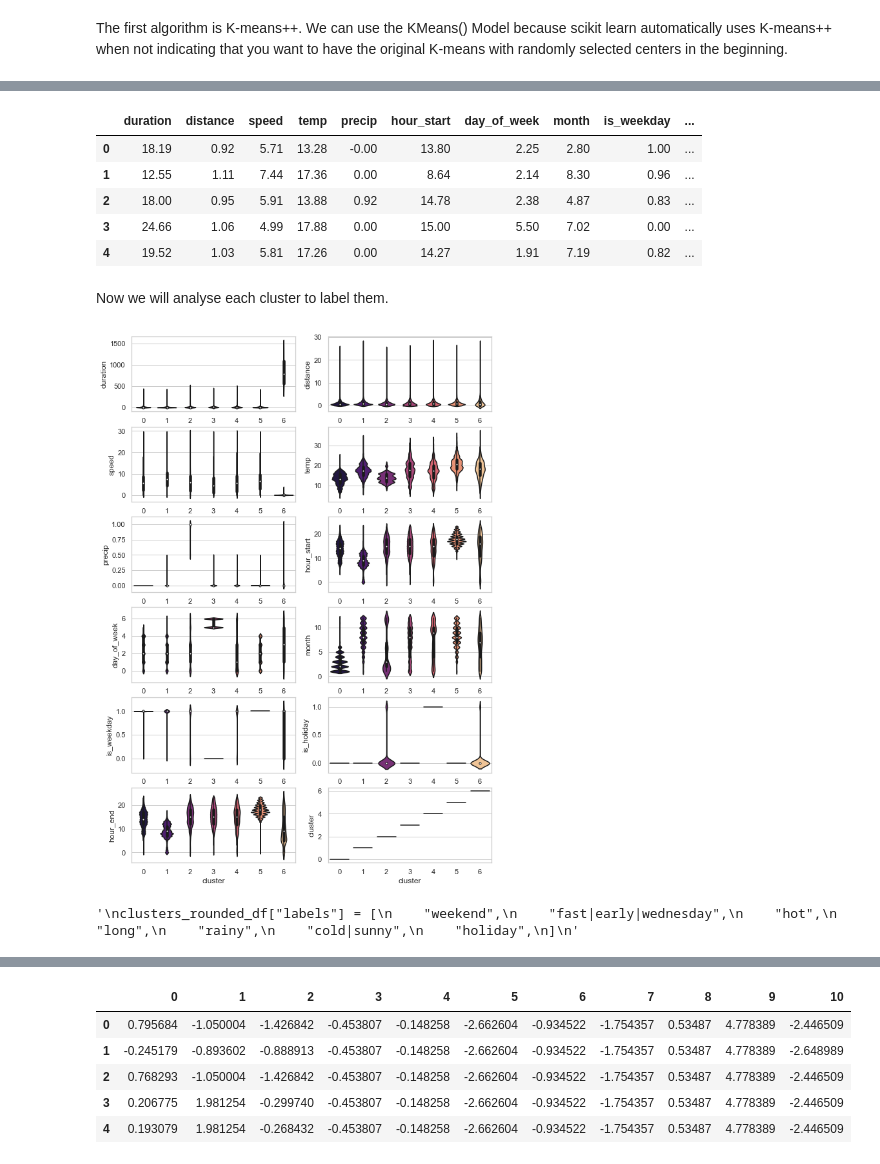
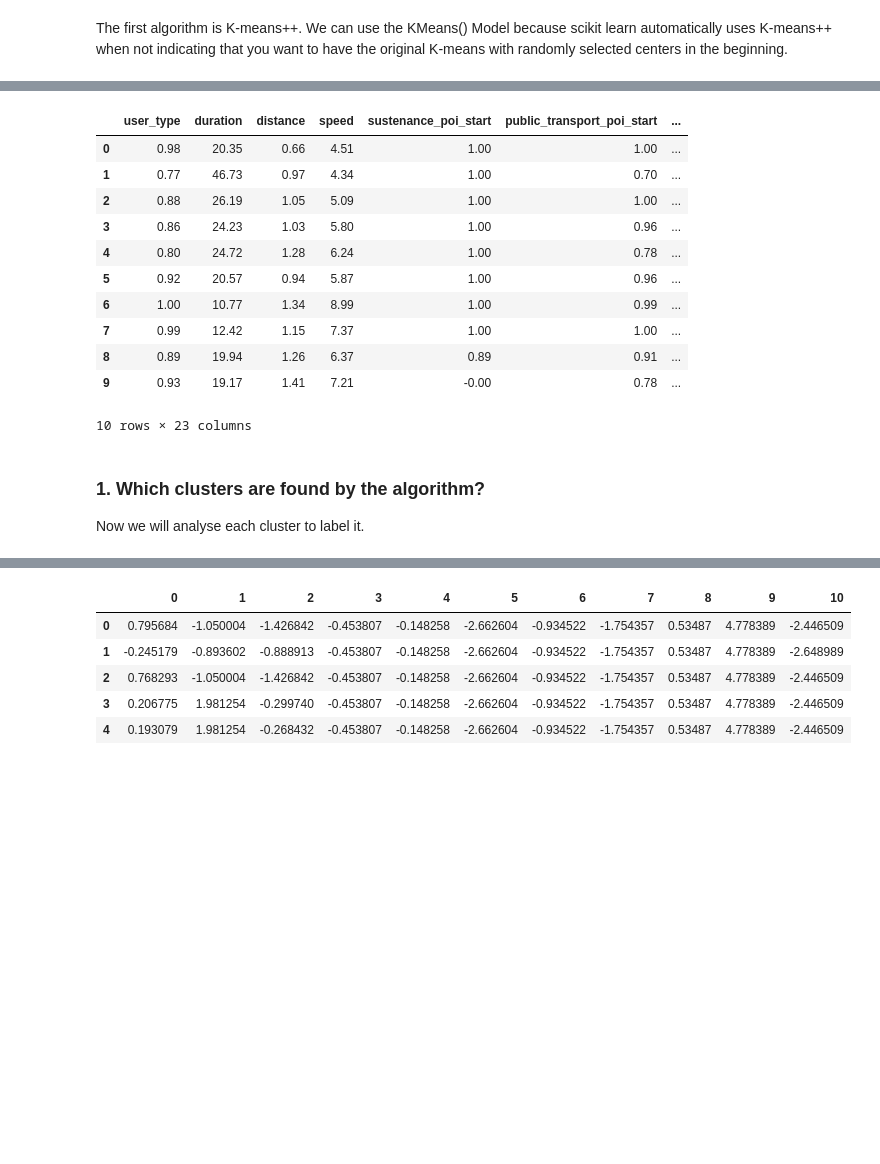
Before and after one commit to katekuian/aa_2021_magma, a Jupyter notebook: 03_cluster_analysis/01_cluster_trip_types.ipynb, the cells around one changed output, grey strips where cells are left out. Cells and saved outputs as stored; diff of their text form; code cells hidden in the pictures; blank space fills up the shorter version.

```diff
--- a/03_cluster_analysis/01_cluster_trip_types.ipynb
+++ b/03_cluster_analysis/01_cluster_trip_types.ipynb
@@ -114,5 +116,6 @@ In the more detailed plot the last "hard" edge is at k=7. This seems like a reas
 # %%
-seven_means = KMeans(n_clusters=7, random_state=4711)
-seven_means.fit(X_scaled)
-seven_means.predict(X_scaled)
+# run again with k=10
+ten_means = KMeans(n_clusters=10, random_state=4711)
+ten_means.fit(X_scaled)
+ten_means.predict(X_scaled)
 # %% [output]
@@ -120,16 +123,25 @@ array([4, 4, 4, ..., 4, 4, 4], dtype=int32)
 # %%
-clusters = seven_means.cluster_centers_
+# create dataframe with clusters, their size and the means of the features
+clusters = ten_means.cluster_centers_
 clusters = scaler.inverse_transform(clusters)
 clusters_df = pd.DataFrame(clusters, columns=X.columns)
 clusters_rounded_df = clusters_df.round(2)
-clusters_rounded_df["size"] = X_scaled_df.groupby(seven_means.labels_).size()
-clusters_rounded_df.head()
+clusters_rounded_df["size"] = X_scaled_df.groupby(ten_means.labels_).size()
+clusters_rounded_df.head(10)
 # %% [output]
-|  | duration | distance | speed | temp | precip | hour_start | day_of_week | month | is_weekday | ... |
-| 0 | 18.19 | 0.92 | 5.71 | 13.28 | -0.00 | 13.80 | 2.25 | 2.80 | 1.00 | ... |
-| 1 | 12.55 | 1.11 | 7.44 | 17.36 | 0.00 | 8.64 | 2.14 | 8.30 | 0.96 | ... |
-| 2 | 18.00 | 0.95 | 5.91 | 13.88 | 0.92 | 14.78 | 2.38 | 4.87 | 0.83 | ... |
-| 3 | 24.66 | 1.06 | 4.99 | 17.88 | 0.00 | 15.00 | 5.50 | 7.02 | 0.00 | ... |
-| 4 | 19.52 | 1.03 | 5.81 | 17.26 | 0.00 | 14.27 | 1.91 | 7.19 | 0.82 | ... |
+|  | user_type | duration | distance | speed | sustenance_poi_start | public_transport_poi_start | ... |
+| 0 | 0.98 | 20.35 | 0.66 | 4.51 | 1.00 | 1.00 | ... |
+| 1 | 0.77 | 46.73 | 0.97 | 4.34 | 1.00 | 0.70 | ... |
+| 2 | 0.88 | 26.19 | 1.05 | 5.09 | 1.00 | 1.00 | ... |
+| 3 | 0.86 | 24.23 | 1.03 | 5.80 | 1.00 | 0.96 | ... |
+| 4 | 0.80 | 24.72 | 1.28 | 6.24 | 1.00 | 0.78 | ... |
+| 5 | 0.92 | 20.57 | 0.94 | 5.87 | 1.00 | 0.96 | ... |
+| 6 | 1.00 | 10.77 | 1.34 | 8.99 | 1.00 | 0.99 | ... |
+| 7 | 0.99 | 12.42 | 1.15 | 7.37 | 1.00 | 1.00 | ... |
+| 8 | 0.89 | 19.94 | 1.26 | 6.37 | 0.89 | 0.91 | ... |
+| 9 | 0.93 | 19.17 | 1.41 | 7.21 | -0.00 | 0.78 | ... |
+10 rows × 23 columns
 # %% [markdown]
-Now we will analyse each cluster to label them.
+### 1. Which clusters are found by the algorithm?
+
+Now we will analyse each cluster to label it.
@@ -138,29 +151,14 @@ X["cluster"] = seven_means.labels_
 # %%
-fig, axs = plt.subplots(6,2)
-fig.set_size_inches(10,15)
-plots_row = 0
-plots_col = 0
-for col in X.columns:
-    sns.violinplot(x=X["cluster"], y=X[col], data=X, palette="magma",  ax=axs[plots_row][plots_col])
-    if plots_col == 1:
-        plots_row = plots_row + 1
-        plots_col = 0
-    else:
-        plots_col = 1
+# function for plotting comparing clusters in different features
+def show_cluster_values(columns):
+    fig, axs = plt.subplots(int(len(columns)/2),2)
+    fig.set_size_inches(10,10)
+    plots_row = 0
+    plots_col = 0
+    for col in columns:
+        sns.violinplot(x=X["cluster"], y=X[col], data=X, palette="magma",  ax=axs[plots_row][plots_col])
+        if plots_col == 1:
+            plots_row = plots_row + 1
+            plots_col = 0
+        else:
+            plots_col = 1
-# %% [output]
-[figure, removed]
-# %%
-# old labels
-"""
-clusters_rounded_df["labels"] = [
-    "weekend",
-    "fast|early|wednesday",
-    "hot",
-    "long",
-    "rainy",
-    "cold|sunny",
-    "holiday",
-]
-"""
-# %% [output]
-'\nclusters_rounded_df["labels"] = [\n    "weekend",\n    "fast|early|wednesday",\n    "hot",\n    "long",\n    "rainy",\n    "cold|sunny",\n    "holiday",\n]\n'
```
Also changed, not shown: parts of 38 cells of this notebook.
